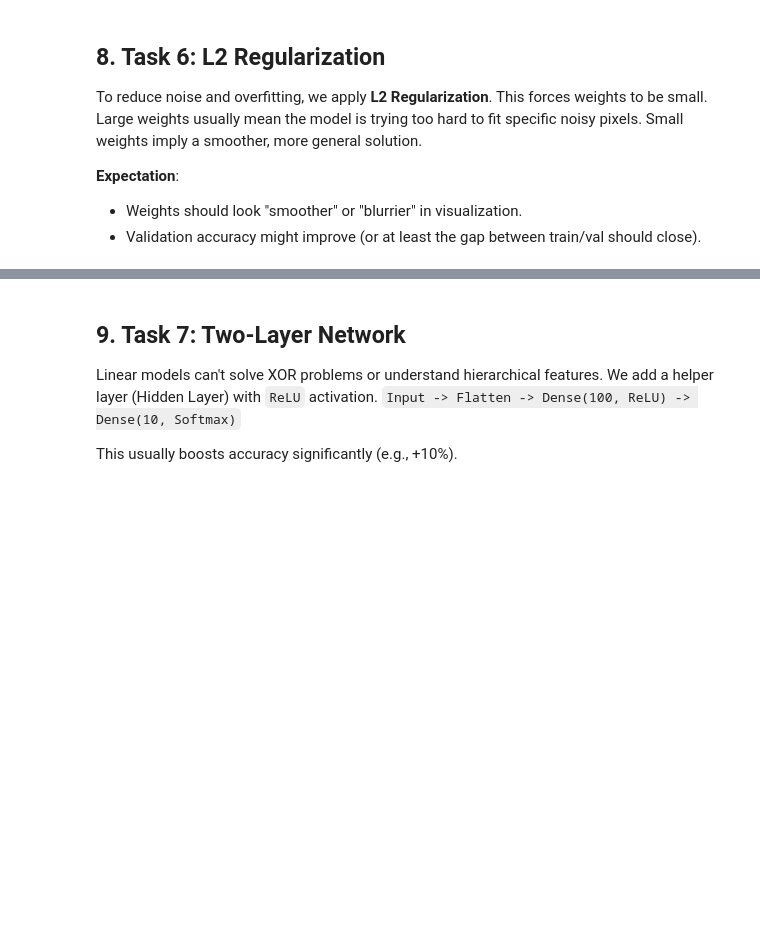
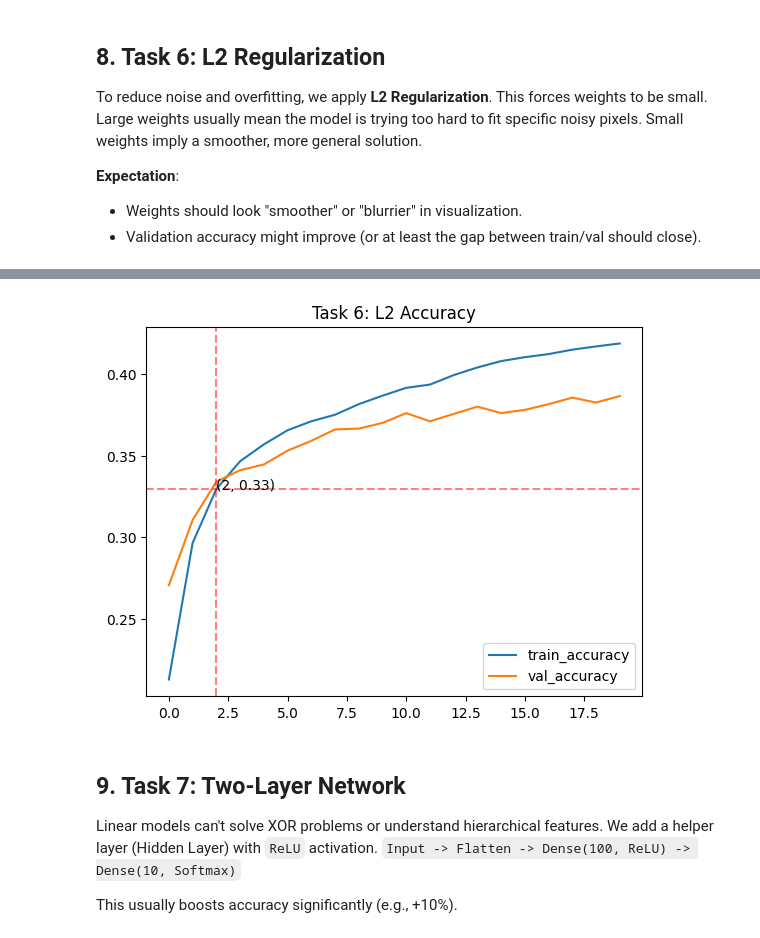
Before and after one commit to mhe931/ml4cv, a Jupyter notebook: theme3.ipynb, the cells around one changed output, grey strips where cells are left out. Cells and saved outputs as stored; diff of their text form; code cells hidden in the pictures; blank space fills up the shorter version.

```diff
--- a/theme3.ipynb
+++ b/theme3.ipynb
@@ -317,3 +336,21 @@ Test accuracy (L2, 100 epochs): 0.40400001406669617
+# %%
+history20_acc = history_l2.history['accuracy'][:20]
+history20_val_acc = history_l2.history['val_accuracy'][:20]
+
+plt.figure()
+plt.plot(history20_acc, label='train_accuracy')
+plt.plot(history20_val_acc, label='val_accuracy')
+
+cross_idx = np.argmin(np.abs(np.array(history20_acc) - np.array(history20_val_acc)))
+plt.axvline(x=cross_idx, color='r', linestyle='--', alpha=0.5)
+plt.axhline(y=history20_acc[cross_idx], color='r', linestyle='--', alpha=0.5)
+plt.text(cross_idx, history20_acc[cross_idx], f'({cross_idx}, {history20_acc[cross_idx]:.2f})')
+
+plt.title('Task 6: L2 Accuracy')
+plt.legend()
+plt.show()
+# %% [output]
+[figure, added]
 # %% [markdown]
 ## 9. Task 7: Two-Layer Network
 
```
Also changed, not shown: parts of 6 cells of this notebook.
